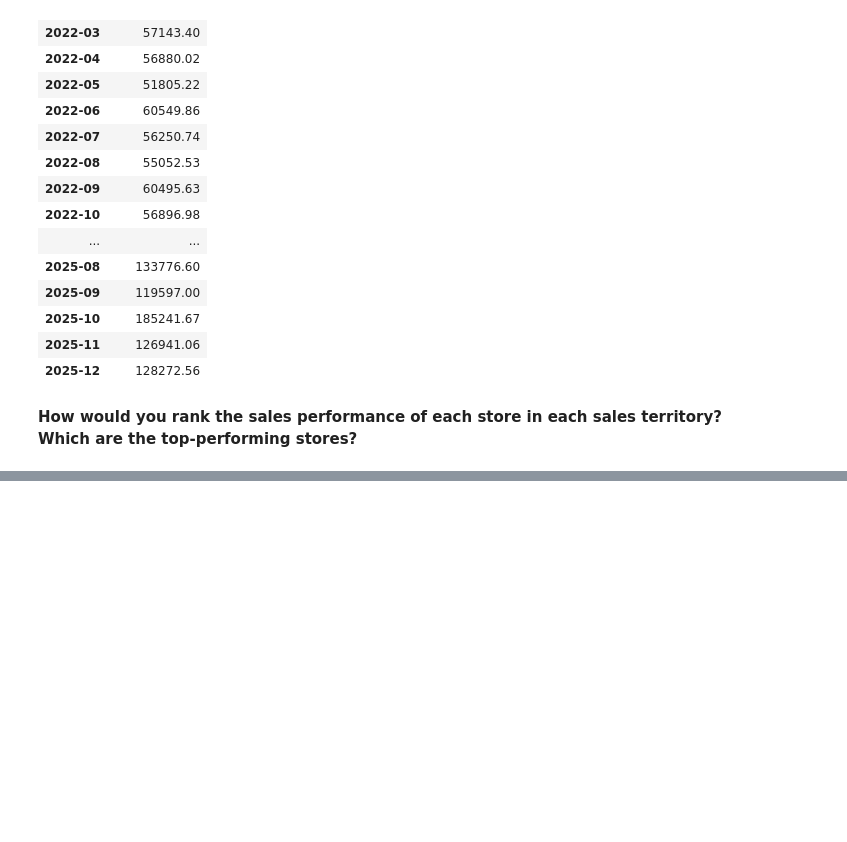
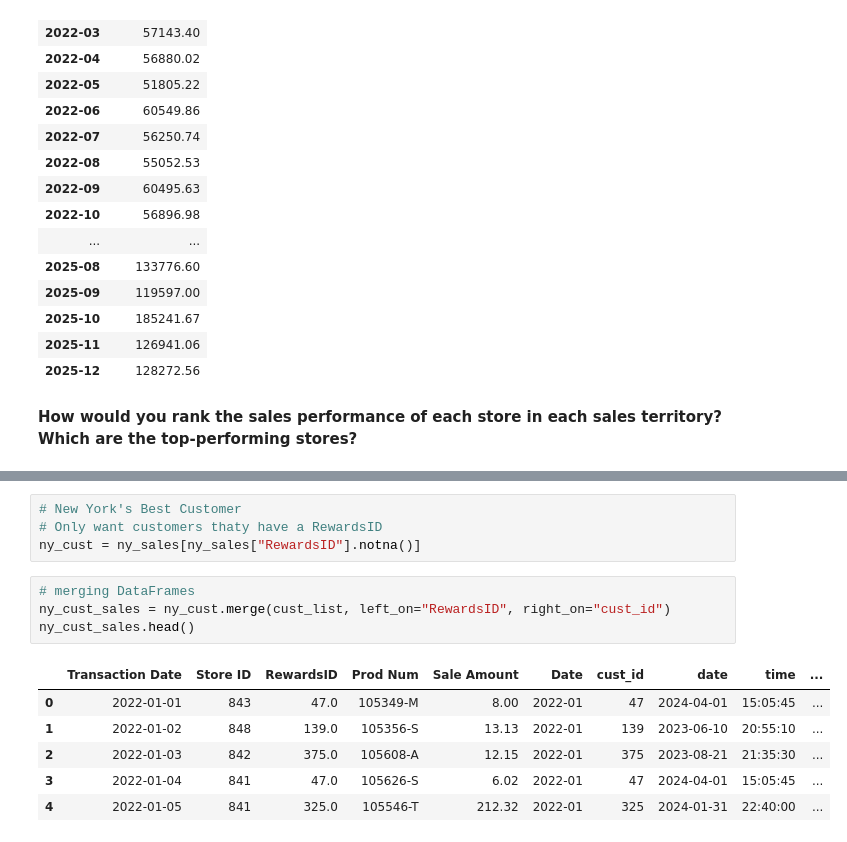
Before and after one commit to ktran-dot1/Capstone_2, a Jupyter notebook: Tran__sales_analysis.ipynb, the cells around one changed output, grey strips where cells are left out. Cells and saved outputs as stored; diff of their text form; blank space fills up the shorter version.

```diff
--- a/Tran__sales_analysis.ipynb
+++ b/Tran__sales_analysis.ipynb
@@ -287,0 +391,15 @@ ny_monthly_revenue
+# %%
+# New York's Best Customer
+# Only want customers thaty have a RewardsID
+ny_cust = ny_sales[ny_sales["RewardsID"].notna()]
+# %%
+# merging DataFrames
+ny_cust_sales = ny_cust.merge(cust_list, left_on="RewardsID", right_on="cust_id")
+ny_cust_sales.head()
+# %% [output]
+|  | Transaction Date | Store ID | RewardsID | Prod Num | Sale Amount | Date | cust_id | date | time | ... |
+| 0 | 2022-01-01 | 843 | 47.0 | 105349-M | 8.00 | 2022-01 | 47 | 2024-04-01 | 15:05:45 | ... |
+| 1 | 2022-01-02 | 848 | 139.0 | 105356-S | 13.13 | 2022-01 | 139 | 2023-06-10 | 20:55:10 | ... |
+| 2 | 2022-01-03 | 842 | 375.0 | 105608-A | 12.15 | 2022-01 | 375 | 2023-08-21 | 21:35:30 | ... |
+| 3 | 2022-01-04 | 841 | 47.0 | 105626-S | 6.02 | 2022-01 | 47 | 2024-04-01 | 15:05:45 | ... |
+| 4 | 2022-01-05 | 841 | 325.0 | 105546-T | 212.32 | 2022-01 | 325 | 2024-01-31 | 22:40:00 | ... |
```
Also changed, not shown: parts of 11 cells of this notebook.
